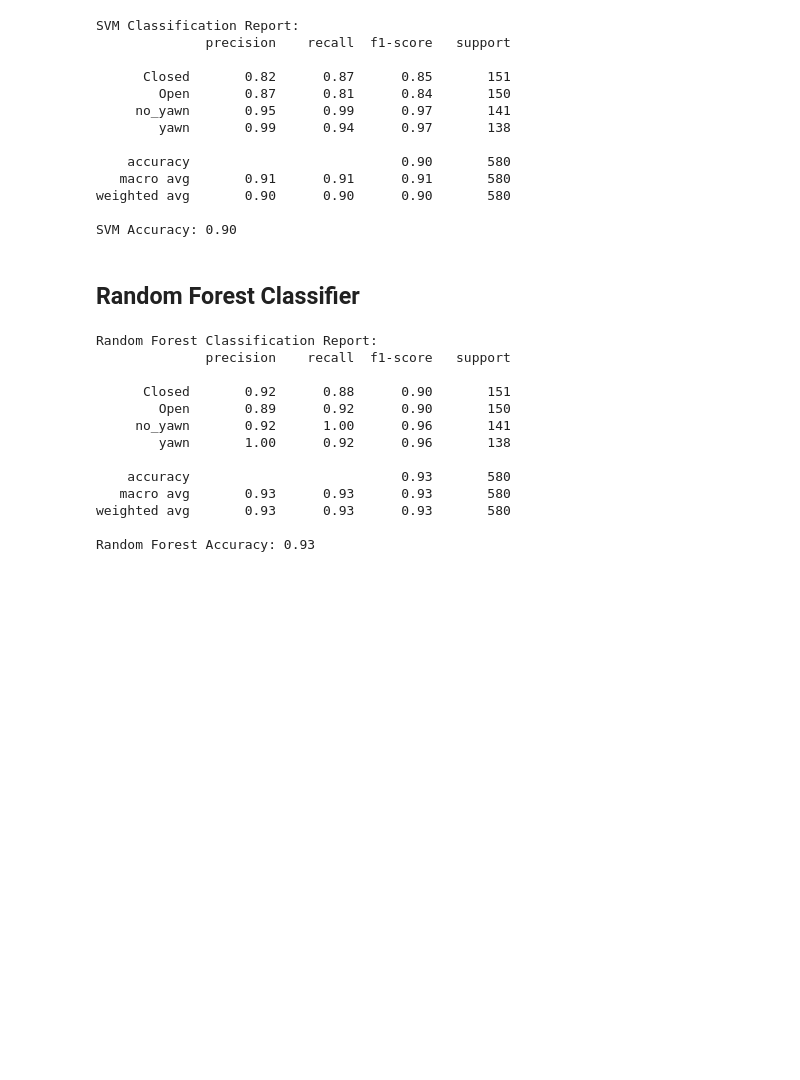
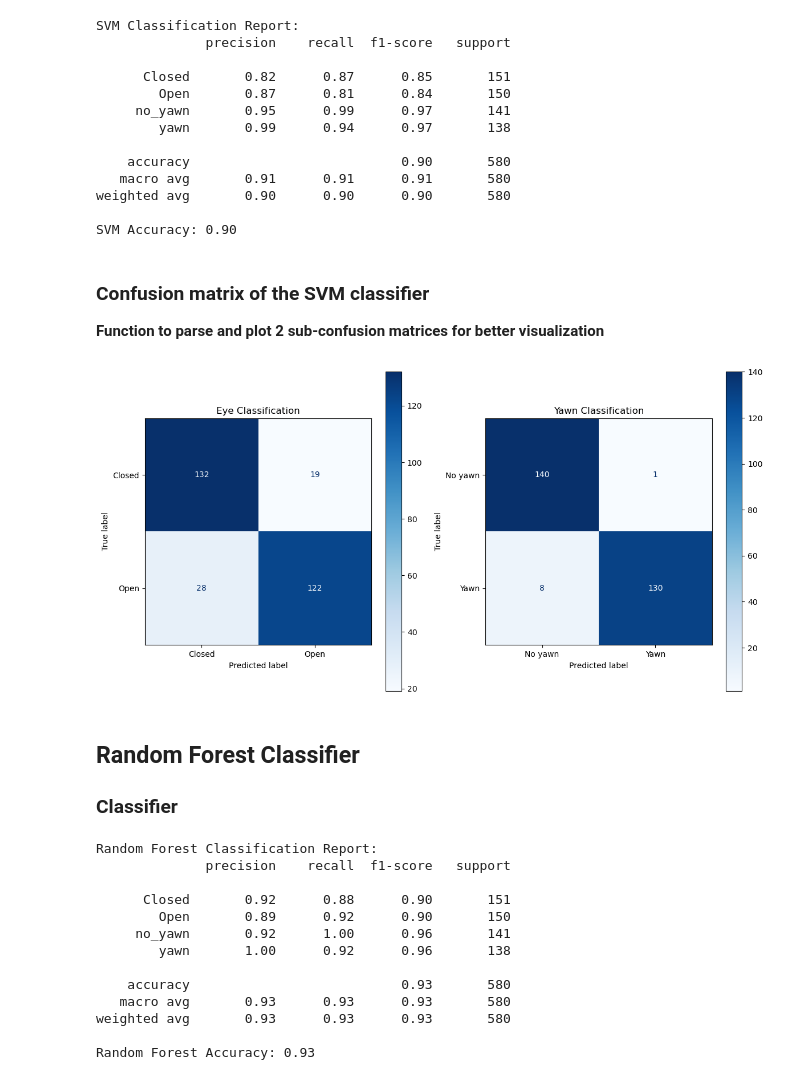
Before and after one commit to Hu9o73/Drowsiness-Detection, a Jupyter notebook: ML_Project.ipynb, the cells around one changed output. Saved outputs shown, nothing was run; the diff lists cells and outputs as text; code cells hidden in the pictures; blank space fills up the shorter version.

Commit message:
Added Confusion matrices

```diff
--- a/ML_Project.ipynb
+++ b/ML_Project.ipynb
@@ -300,8 +301,43 @@ SVM Classification Report:
 weighted avg       0.90      0.90      0.90       580
 
 SVM Accuracy: 0.90
+# %% [markdown]
+### Confusion matrix of the SVM classifier
+
+**Function to parse and plot 2 sub-confusion matrices for better visualization**
+# %%
+from sklearn.metrics import confusion_matrix, ConfusionMatrixDisplay
+
+def ParseAndShowConfusionMatrix(mat, titles = ["mat1","mat2"], labels=["0","1","0","1"]):
+    # Parse the CM values into sub confusion matrices for better understanding
+    mat1, mat2 = np.array([[mat[0][0],mat[0][1]],[mat[1][0],mat[1][1]]]) , np.array([[mat[2][2], mat[2][3]],[mat[3][2], mat[3][3]]])
+
+    # Create a figure with two subplots
+    fig, axes = plt.subplots(1, 2, figsize=(12, 6))
+
+    # Eye confusion matrix
+    mat1_display = ConfusionMatrixDisplay(confusion_matrix=mat1, display_labels=[labels[0], labels[1]])
+    mat1_display.plot(ax=axes[0], cmap='Blues')
+    axes[0].set_title(titles[0])
+
+    # Yawn confusion matrix
+    mat2_display = ConfusionMatrixDisplay(confusion_matrix=mat2, display_labels=[labels[2], labels[3]])
+    mat2_display.plot(ax=axes[1], cmap='Blues')
+    axes[1].set_title(titles[1])
+
+    # Adjust layout
+    plt.tight_layout()
+    plt.show()
+# %%
+cmSVM = confusion_matrix(y_test, y_pred_svm)
+
+ParseAndShowConfusionMatrix(cmSVM, ["Eye Classification", "Yawn Classification"], ["Closed", "Open", "No yawn", "Yawn"])
+# %% [output]
+[figure, added]
 # %% [markdown]
 ## Random Forest Classifier
+
+### Classifier
 # %%
 from sklearn.ensemble import RandomForestClassifier
 # Train Random Forest model
```
Also changed, not shown: parts of 12 cells of this notebook.
